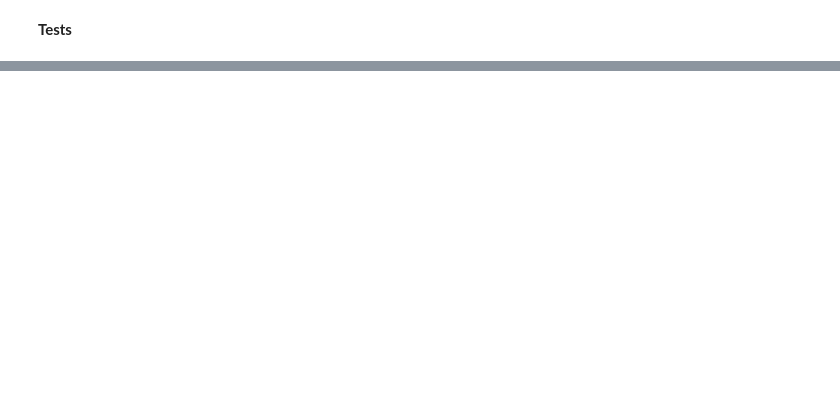
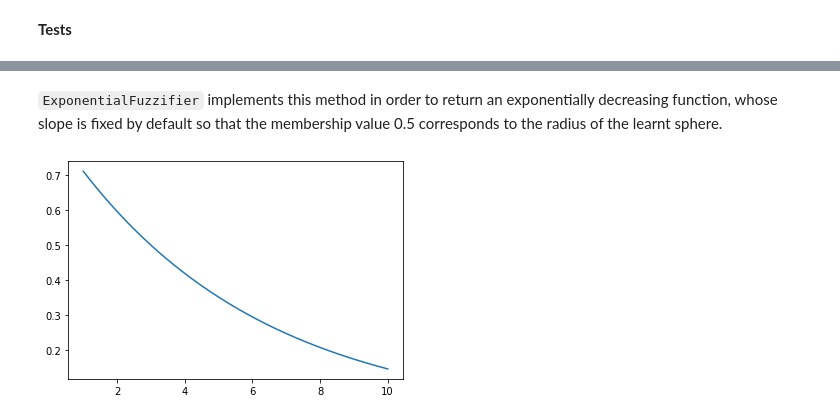
Before and after one commit to ManuelDileo/mulearn, a Jupyter notebook: 01_fuzzifiers.ipynb, the cells around one changed output, grey strips where cells are left out. Drawn from its saved outputs; the diff is of its cells as text; code cells hidden in the pictures; blank space fills up the shorter version.

```diff
--- a/01_fuzzifiers.ipynb
+++ b/01_fuzzifiers.ipynb
@@ -680,0 +812,16 @@ class ExponentialFuzzifier(Fuzzifier):
+# %% [markdown]
+`ExponentialFuzzifier` implements this method in order to return an
+exponentially decreasing function, whose slope is fixed by default so that
+the membership value 0.5 corresponds to the radius of the learnt sphere.
+# %%
+xs = [1, 2, 5, 5.5, 7, 8, 9.5, 10]
+mus = [1, 1, 1, 0.9, 0.4, 0.1, 0, 0]
+
+f = ExponentialFuzzifier(xs, mus)
+[mu] = f.get_membership(1, lambda x: x/3)
+
+x = np.linspace(1, 10, 200)
+plt.plot(x, list(map(mu, x)))
+plt.show()
+# %% [output]
+[figure, added]
```
Also changed, not shown: parts of 32 cells of this notebook, 2 other files.
